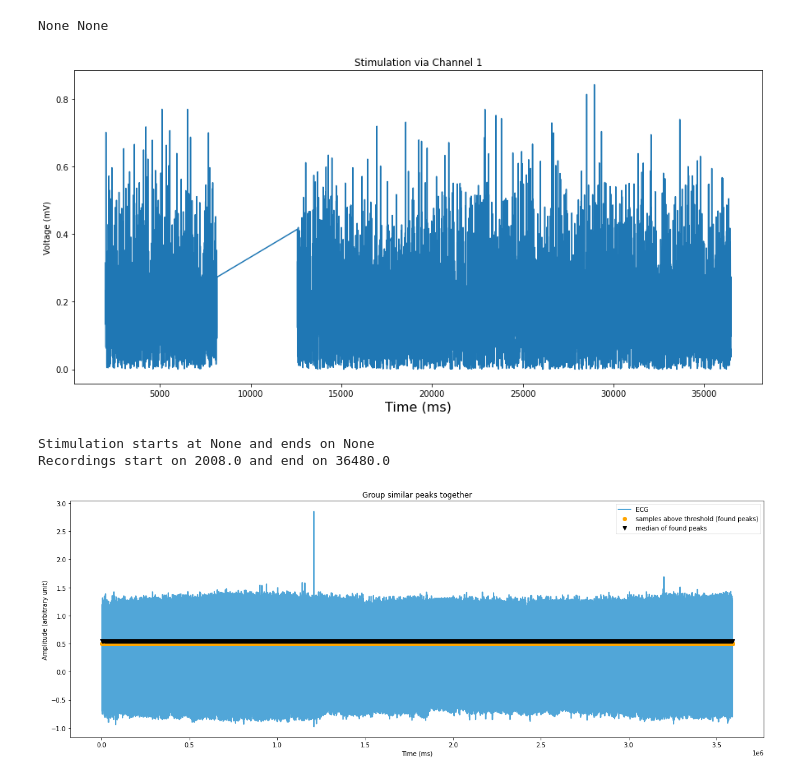
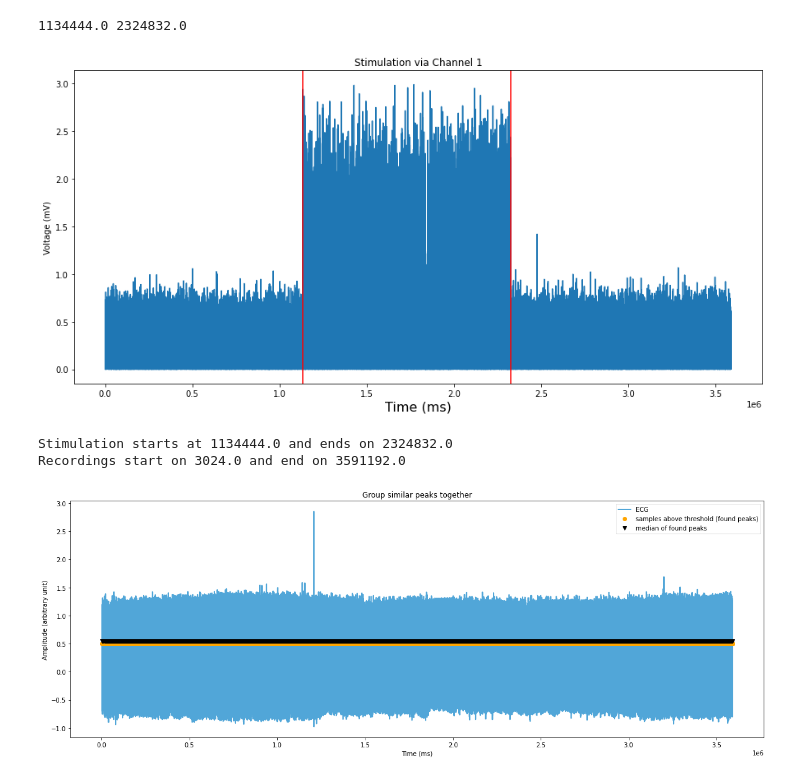
Before and after one commit to jake-joseph/HRV, a Jupyter notebook: Full_HRV.ipynb, the cells around one changed output. Cells and saved outputs as stored; diff of their text form; code cells hidden in the pictures.

```diff
--- a/Full_HRV.ipynb
+++ b/Full_HRV.ipynb
@@ -78,31 +78,31 @@ def group_peaks(p, threshold=0.5):
     return output
 # %%
 
-df = import_data('/content/HR18829_210224_100000.csv')
+df = import_data('/content/HR18829_210222_200000.csv')
 
 #Visualizing the stimulation
 df['CH1'] = df['CH1'].abs()
 start = df['ECG_II'].first_valid_index()
 stop = df['ECG_II'].last_valid_index()
 first_stim = df.where(df['CH1'] >= 2).first_valid_index()
 last_stim = df.where(df['CH1'] >= 2).last_valid_index()
 
 print(first_stim, last_stim)
 plt.figure(figsize=(15,7))
 plt.plot(df.index, df.CH1)
 plt.title('Stimulation via Channel 1')
 plt.xlabel("Time (ms)", fontsize=16)
 plt.ylabel("Voltage (mV)")
-# plt.axvline(x=first_stim,color='r')
-# plt.axvline(x=last_stim,color='r')
+plt.axvline(x=first_stim,color='r')
+plt.axvline(x=last_stim,color='r')
 plt.show()
 print("Stimulation starts at "+ str(first_stim) + " and ends on " + str(last_stim))
 print( "Recordings start on " + str(start) + " and end on " + str(stop))
 # %% [output]
-None None
+1134444.0 2324832.0
-[figure, old version]
+[figure, new version]
-Stimulation starts at None and ends on None
-Recordings start on 2008.0 and end on 36480.0
+Stimulation starts at 1134444.0 and ends on 2324832.0
+Recordings start on 3024.0 and end on 3591192.0
 # %%
 # detect peaks
 peaks, similarity = detect_peaks(df.ECG_II[start:stop],threshold=0.5)
```
Also changed, not shown: parts of 3 cells of this notebook.
